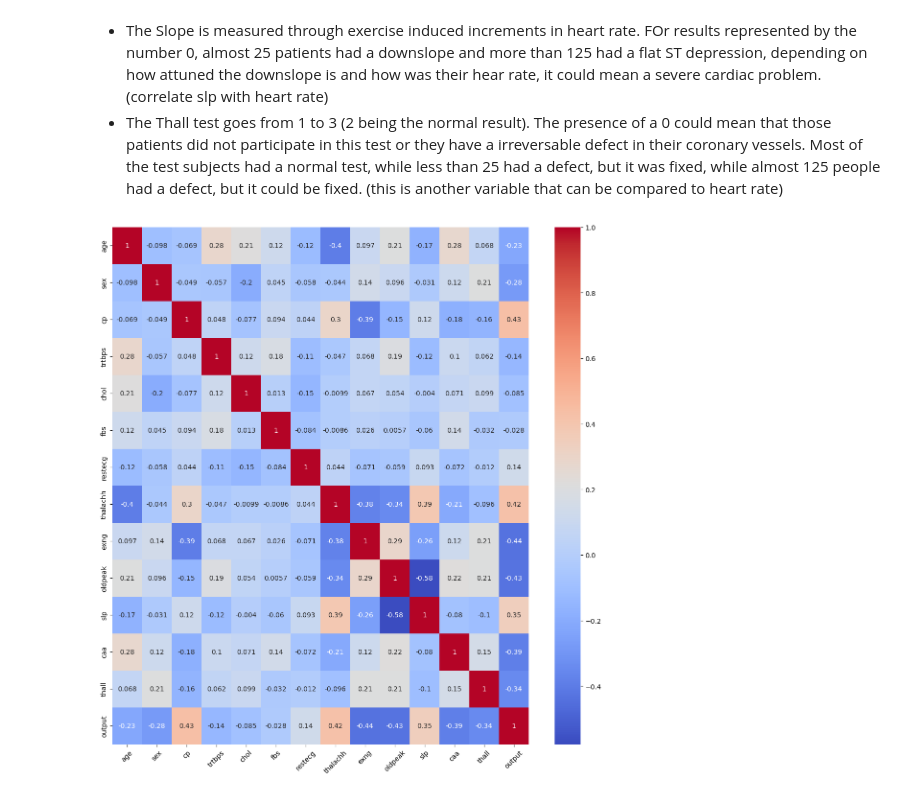
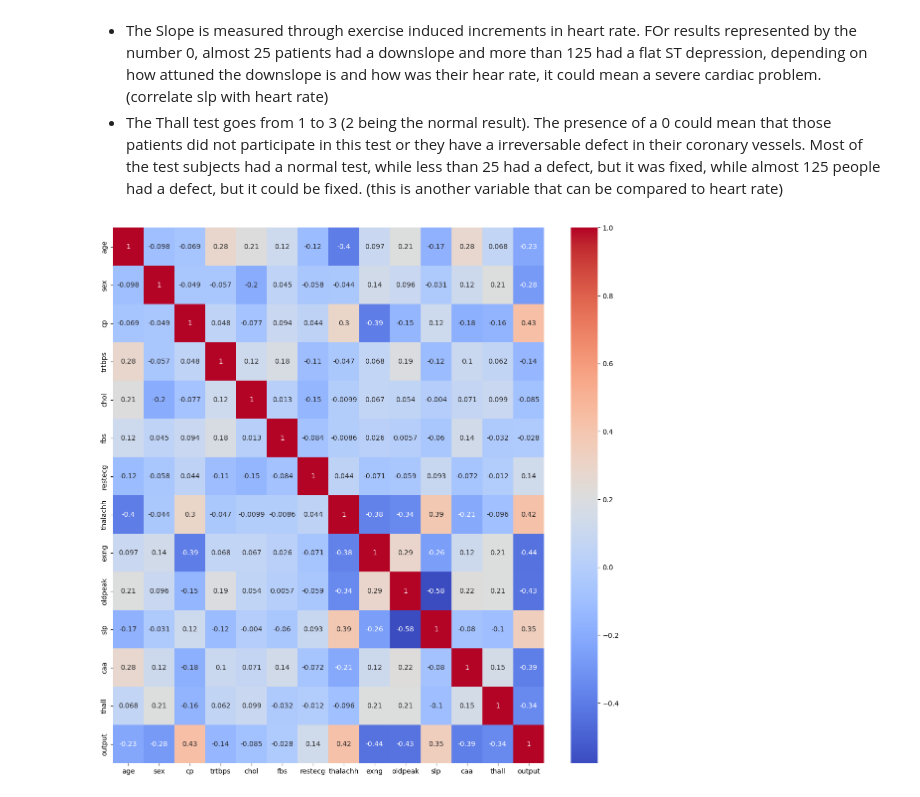
Before and after one commit to gustavopin/HeartAttackAnalysis, a Jupyter notebook: analysis.ipynb, the cells around one changed output. Cells and saved outputs as stored; diff of their text form; code cells hidden in the pictures.

```diff
--- a/analysis.ipynb
+++ b/analysis.ipynb
@@ -188,9 +277,8 @@ Looking individually at the univariate analysis of the categorical variables we
 # %%
 # Creating a full correlation matrix using all the variable to see if the previously mentioned correlation of variables can be seen
 plt.figure(figsize = (14,14))
 corr1 = data_gen.corr()
 sns.heatmap(corr1, annot = True, cmap = 'coolwarm')
-plt.xticks(rotation = 45)
 plt.show()
 # %% [output]
-[figure, old version]
+[figure, new version]
```
Also changed, not shown: parts of 4 cells of this notebook, 1 other file.
